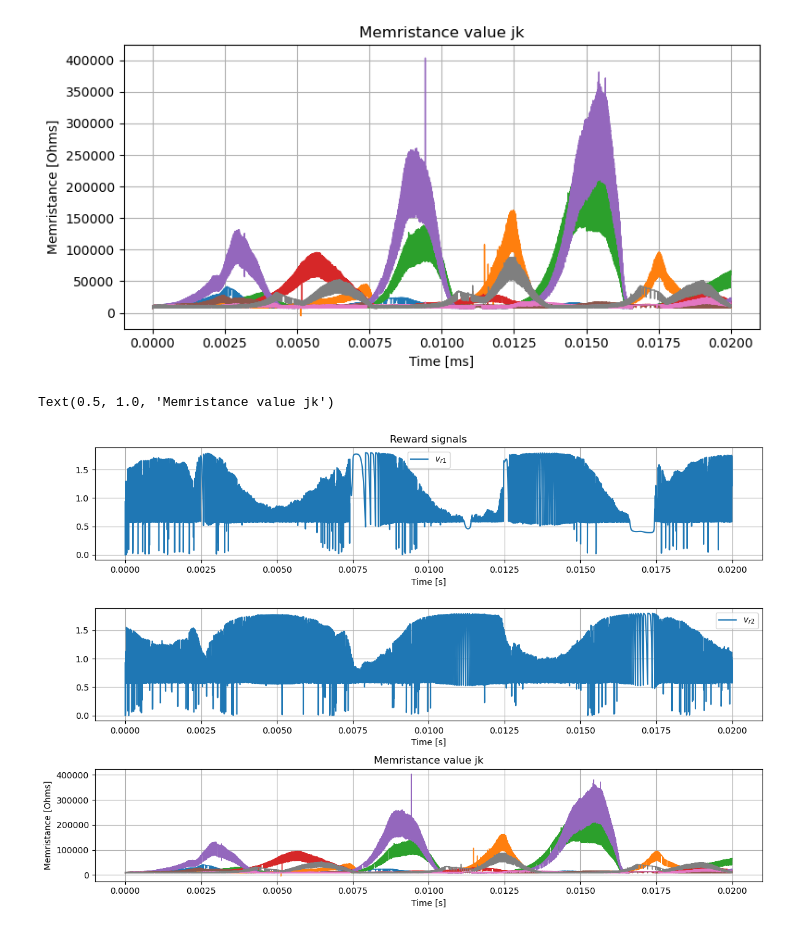
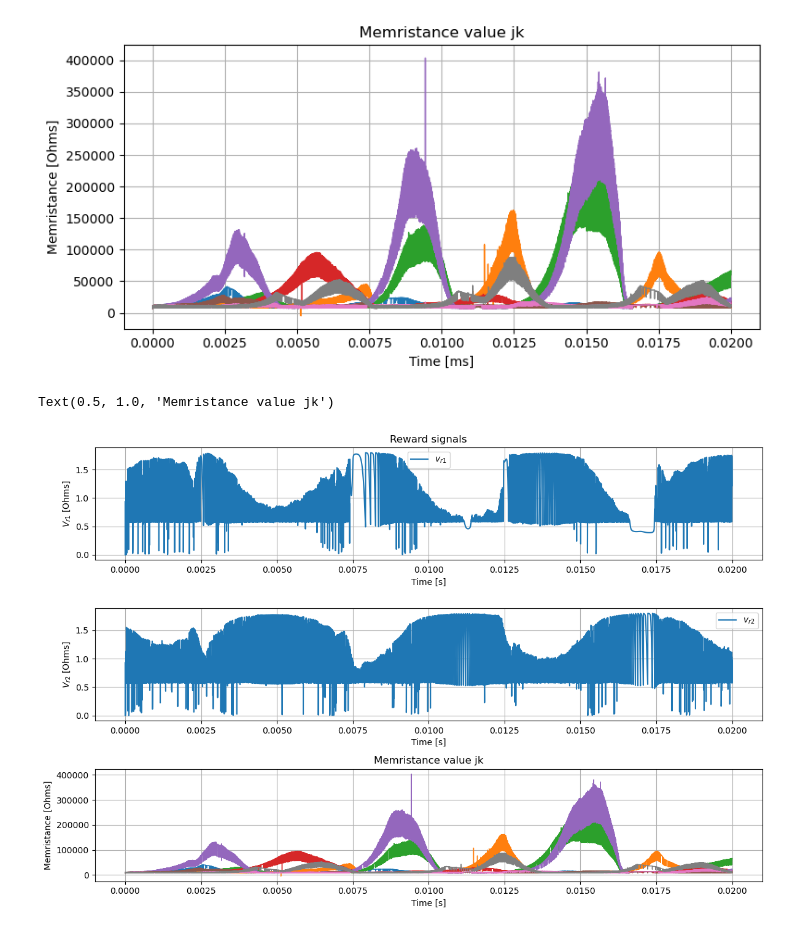
Before and after one commit to AlejandroJuarezLora/SNN_IPN, a Jupyter notebook: sim_results/arith/tb_arith.ipynb, the cells around one changed output. Cells and saved outputs as stored; diff of their text form; code cells hidden in the pictures.

```diff
--- a/sim_results/arith/tb_arith.ipynb
+++ b/sim_results/arith/tb_arith.ipynb
@@ -264,32 +253,33 @@ fig, (ax1, ax2, ax3) = plt.subplots(3, figsize=(12,8), layout="tight")
 ax1.plot(data["time"][::intp], data["v(vr1)"][::intp], label = "$v_{r1}$")
 ax2.plot(data["time"][::intp], data["v(vr2)"][::intp], label = "$v_{r2}$")
 ax1.grid()
 ax2.grid()
 ax1.legend()
 ax2.legend()
 ax1.set_title("Reward signals")
 ax1.set_xlabel("Time [s]")
 ax2.set_xlabel("Time [s]")
-ax1.set_xlabel("Time [s]")
+ax1.set_ylabel("$V_{r1}$ [Ohms]")
+ax2.set_ylabel("$V_{r2}$ [Ohms]")
 
 mem_jk = []
 for k in range(8):
     Imem_label = "i(v.x11.xstdp" +  str(k+1) + ".vmr)"
     Vte_label =  "v(x11.xstdp" +  str(k+1) + ".te)"
     Vbe_label = "v(x11.xstdp" +  str(k+1) + ".be)"
     Imem= data[Imem_label][::intp]
     Vte = data[Vte_label][::intp]
     Vbe = data[Vbe_label][::intp]
     mem = (Vbe - Vte)/Imem
     ax3.plot(data["time"][::intp], mem, label = f"jk{k+1}",linewidth=1, markersize=2)
     mem_jk.append(mem)
 
 
 # ax.legend()
 ax3.grid()
 ax3.set_xlabel("Time [s]")
 ax3.set_ylabel("Memristance [Ohms]")
 ax3.set_title("Memristance value jk")
 # %% [output]
 Text(0.5, 1.0, 'Memristance value jk')
-[figure, old version]
+[figure, new version]
```
Also changed, not shown: parts of 1 cell of this notebook, 14 other files.
